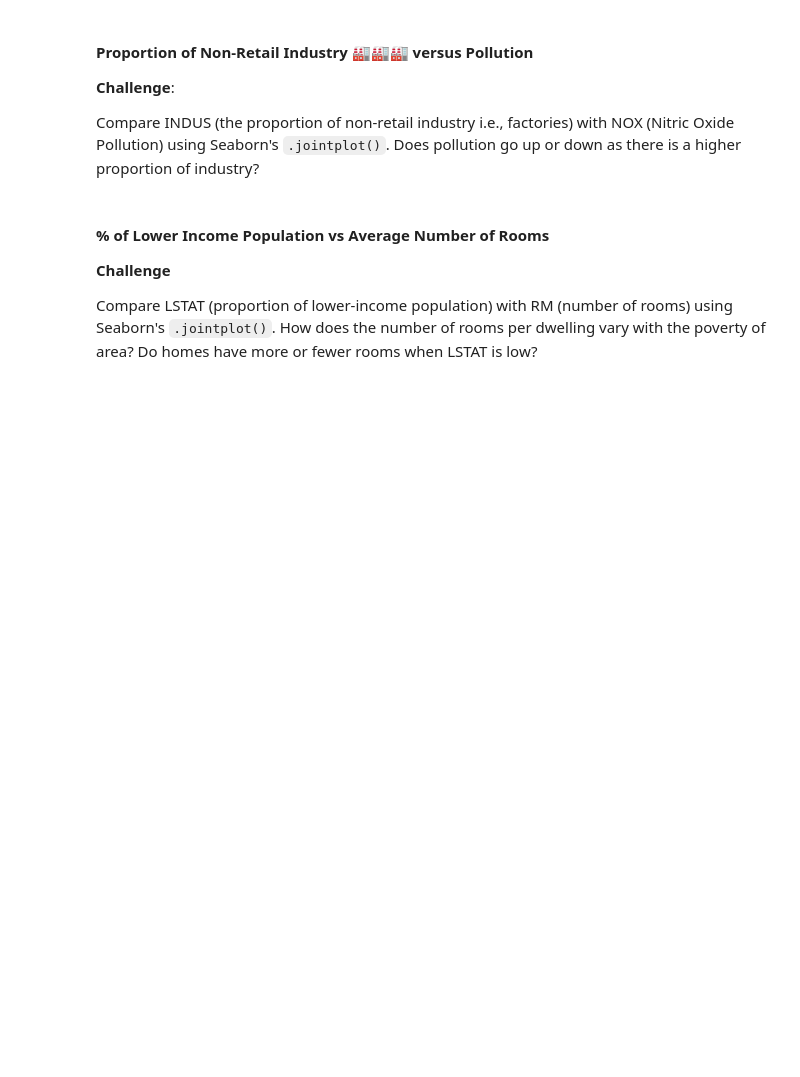
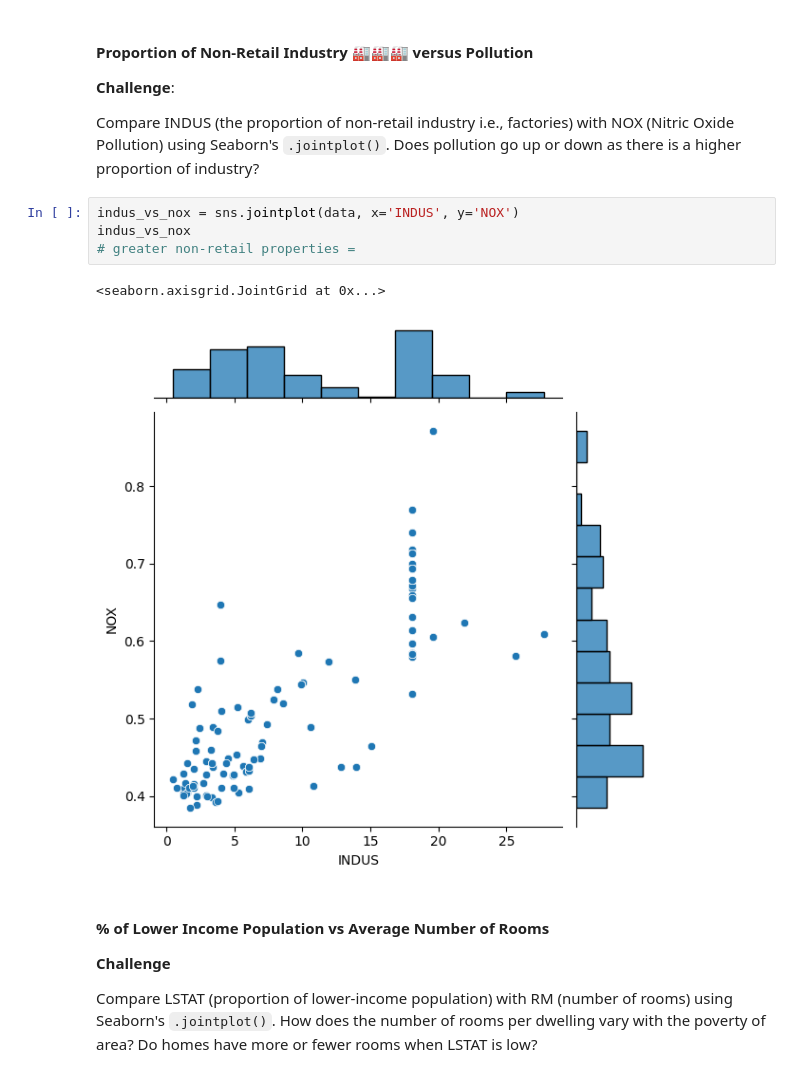
Before and after one commit to bluescreenlife/100-days-of-code, a Jupyter notebook: day_81_capstone_predict_house_prices/Multivariable_Regression_and_Valuation_Model_(start).ipynb, the cells around one changed output. Drawn from its saved outputs; the diff is of its cells as text; blank space fills up the shorter version.

```diff
--- a/day_81_capstone_predict_house_prices/Multivariable_Regression_and_Valuation_Model_(start).ipynb
+++ b/day_81_capstone_predict_house_prices/Multivariable_Regression_and_Valuation_Model_(start).ipynb
@@ -264,6 +275,13 @@ Compare DIS (Distance from employment) with NOX (Nitric Oxide Pollution) using S
 **Challenge**:
 
 Compare INDUS (the proportion of non-retail industry i.e., factories) with NOX (Nitric Oxide Pollution) using Seaborn's `.jointplot()`. Does pollution go up or down as there is a higher proportion of industry?
+# %%
+indus_vs_nox = sns.jointplot(data, x='INDUS', y='NOX')
+indus_vs_nox
+# greater non-retail properties =
+# %% [output]
+<seaborn.axisgrid.JointGrid at 0x...>
+[figure, added]
 # %% [markdown]
 #### % of Lower Income Population vs Average Number of Rooms
 
```
Also changed, not shown: parts of 7 cells of this notebook.
